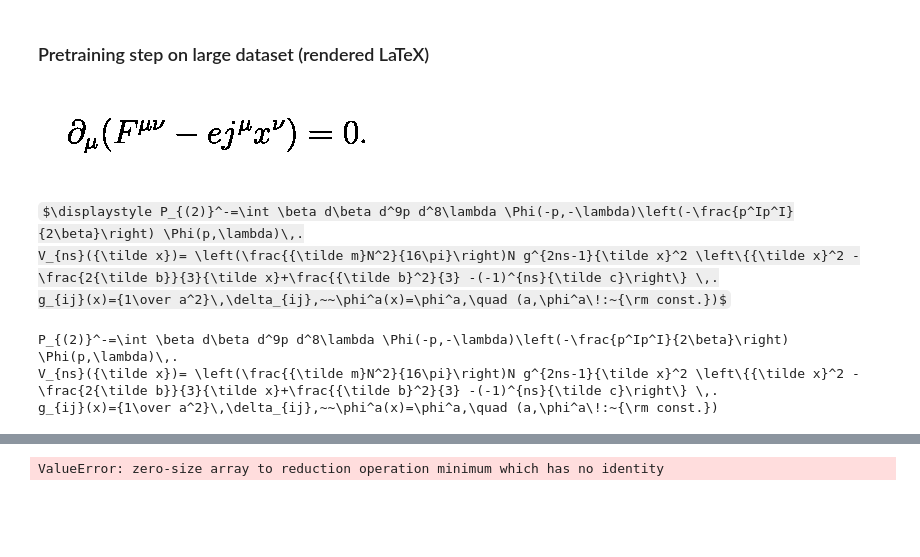
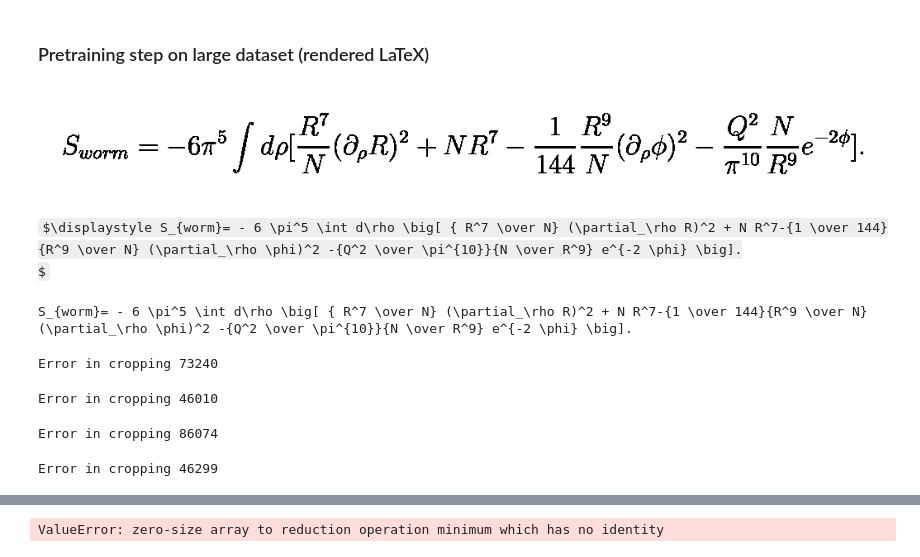
Before and after one commit to leonlenk/LaTeX_OCR, a Jupyter notebook: scripts/TrOCR.ipynb, the cells around one changed output, grey strips where cells are left out. Saved outputs shown, nothing was run; the diff lists cells and outputs as text; code cells hidden in the pictures; some formulas as TeX source; blank space fills up the shorter version.

```diff
--- a/scripts/TrOCR.ipynb
+++ b/scripts/TrOCR.ipynb
@@ -58,16 +77,38 @@ from utils.latex import crop_to_formula, renderedLaTeXLabelstr2Formula, display_
+# %%
+invalid_train_images = []
+for i in trange(train_filenames_df):
+    formula_image_example = Image.open("../formula_images/" + train_filenames_df.loc[random_idx, 1] + ".png").convert('RGBA')
+    try: crop_to_formula(formula_image_example)
+    except: invalid_train_images.append(i)
+
+train_filenames_df = train_filenames_df.drop(invalid_train_images)
+invalid_val_images = []
+for i in trange(val_filenames_df):
+    formula_image_example = Image.open("../formula_images/" + val_filenames_df.loc[random_idx, 1] + ".png").convert('RGBA')
+    try: crop_to_formula(formula_image_example)
+    except: invalid_val_images.append(i)
+val_filenames_df = val_filenames_df.drop(invalid_val_images)
 # %%
-random_idx = 9 #np.random.choice(train_filenames_df.index)
+random_idx = np.random.choice(train_filenames_df.index)
 formula_image_example = Image.open("../formula_images/" + train_filenames_df.loc[random_idx, 1] + ".png").convert('RGBA')
 
 display(crop_to_formula(formula_image_example))
 from IPython.display import display, Math, Latex
 display_formula(renderedLaTeXLabelstr2Formula(formulas[random_idx]))
 print(renderedLaTeXLabelstr2Formula(formulas[random_idx]))
 # %% [output]
-[figure, old version]
+[figure, new version]
-$\displaystyle P_{(2)}^-=\int \beta d\beta d^9p d^8\lambda \Phi(-p,-\lambda)\left(-\frac{p^Ip^I}{2\beta}\right) \Phi(p,\lambda)\,.
-V_{ns}({\tilde x})= \left(\frac{{\tilde m}N^2}{16\pi}\right)N g^{2ns-1}{\tilde x}^2 \left\{{\tilde x}^2 -\frac{2{\tilde b}}{3}{\tilde x}+\frac{{\tilde b}^2}{3} -(-1)^{ns}{\tilde c}\right\} \,.
-g_{ij}(x)={1\over a^2}\,\delta_{ij},~~\phi^a(x)=\phi^a,\quad (a,\phi^a\!:~{\rm const.})$
+$\displaystyle S_{worm}= - 6 \pi^5 \int d\rho \big[ { R^7 \over N} (\partial_\rho R)^2 + N R^7-{1 \over 144}{R^9 \over N} (\partial_\rho \phi)^2 -{Q^2 \over \pi^{10}}{N \over R^9} e^{-2 \phi} \big].
+$
-P_{(2)}^-=\int \beta d\beta d^9p d^8\lambda \Phi(-p,-\lambda)\left(-\frac{p^Ip^I}{2\beta}\right) \Phi(p,\lambda)\,.
-V_{ns}({\tilde x})= \left(\frac{{\tilde m}N^2}{16\pi}\right)N g^{2ns-1}{\tilde x}^2 \left\{{\tilde x}^2 -\frac{2{\tilde b}}{3}{\tilde x}+\frac{{\tilde b}^2}{3} -(-1)^{ns}{\tilde c}\right\} \,.
-g_{ij}(x)={1\over a^2}\,\delta_{ij},~~\phi^a(x)=\phi^a,\quad (a,\phi^a\!:~{\rm const.})
+S_{worm}= - 6 \pi^5 \int d\rho \big[ { R^7 \over N} (\partial_\rho R)^2 + N R^7-{1 \over 144}{R^9 \over N} (\partial_\rho \phi)^2 -{Q^2 \over \pi^{10}}{N \over R^9} e^{-2 \phi} \big].
+# %%
+for i in trange(1000):
+    random_idx = np.random.choice(train_filenames_df.index)
+    formula_image_example = Image.open("../formula_images/" + train_filenames_df.loc[random_idx, 1] + ".png").convert('RGBA')
+    try: crop_to_formula(formula_image_example)
+    except: print("Error in cropping", random_idx)
+# %% [output]
+Error in cropping 73240
+Error in cropping 46010
+Error in cropping 86074
+Error in cropping 46299
```
Also changed, not shown: parts of 13 cells of this notebook.
